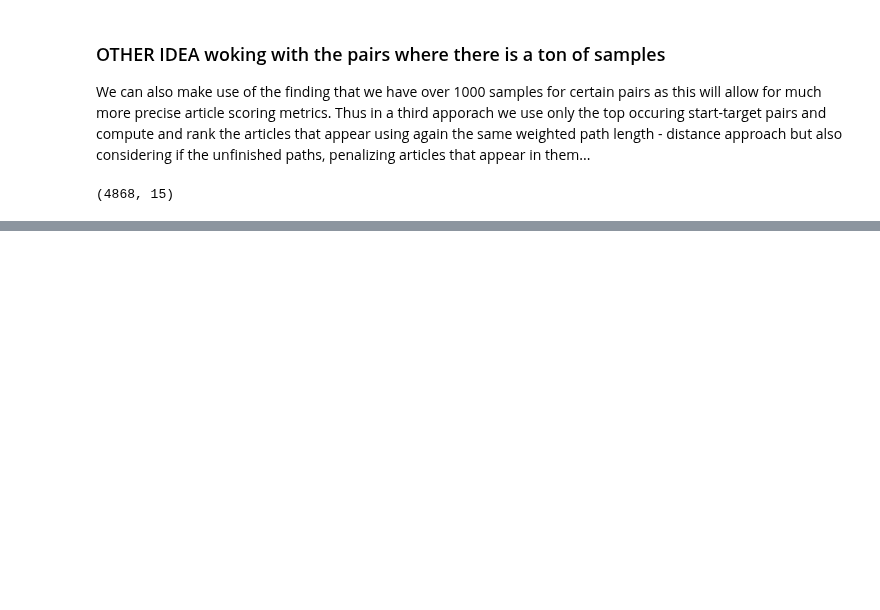
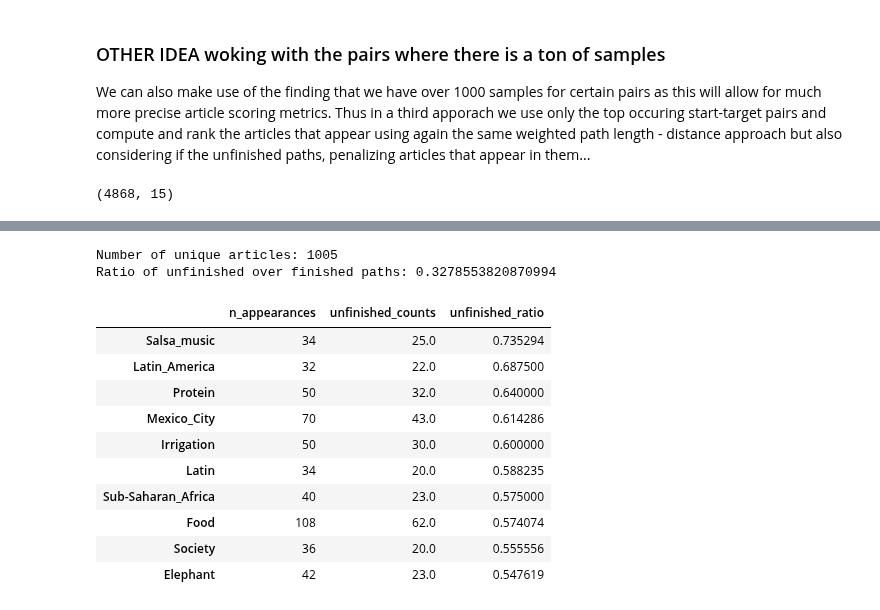
Before and after one commit to epfl-ada/ada-2024-project-adaholiks, a Jupyter notebook: statistical_analysis.ipynb, the cells around one changed output, grey strips where cells are left out. Cells and saved outputs as stored; diff of their text form; code cells hidden in the pictures; blank space fills up the shorter version.

```diff
--- a/statistical_analysis.ipynb
+++ b/statistical_analysis.ipynb
@@ -835,0 +993,18 @@ top_pairs_df.shape
+# %%
+ratio_unfinished_top_pairs = ratio_unfinished(top_pairs_df).sort_values(by='unfinished_ratio' , ascending=False)
+
+ratio_unfinished_top_pairs[ratio_unfinished_top_pairs['n_appearances'] >= 30].head(10)
+# %% [output]
+Number of unique articles: 1005
+Ratio of unfinished over finished paths: 0.3278553820870994
+|  | n_appearances | unfinished_counts | unfinished_ratio |
+| Salsa_music | 34 | 25.0 | 0.735294 |
+| Latin_America | 32 | 22.0 | 0.687500 |
+| Protein | 50 | 32.0 | 0.640000 |
+| Mexico_City | 70 | 43.0 | 0.614286 |
+| Irrigation | 50 | 30.0 | 0.600000 |
+| Latin | 34 | 20.0 | 0.588235 |
+| Sub-Saharan_Africa | 40 | 23.0 | 0.575000 |
+| Food | 108 | 62.0 | 0.574074 |
+| Society | 36 | 20.0 | 0.555556 |
+| Elephant | 42 | 23.0 | 0.547619 |
```
Also changed, not shown: parts of 10 cells of this notebook, 1 other file.
